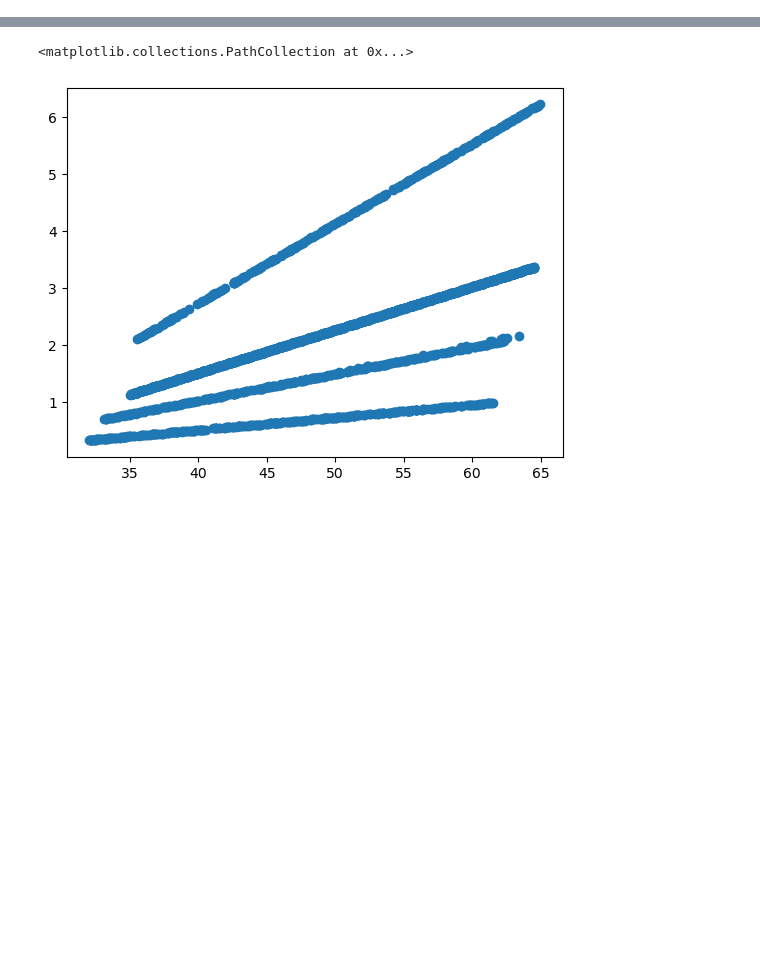
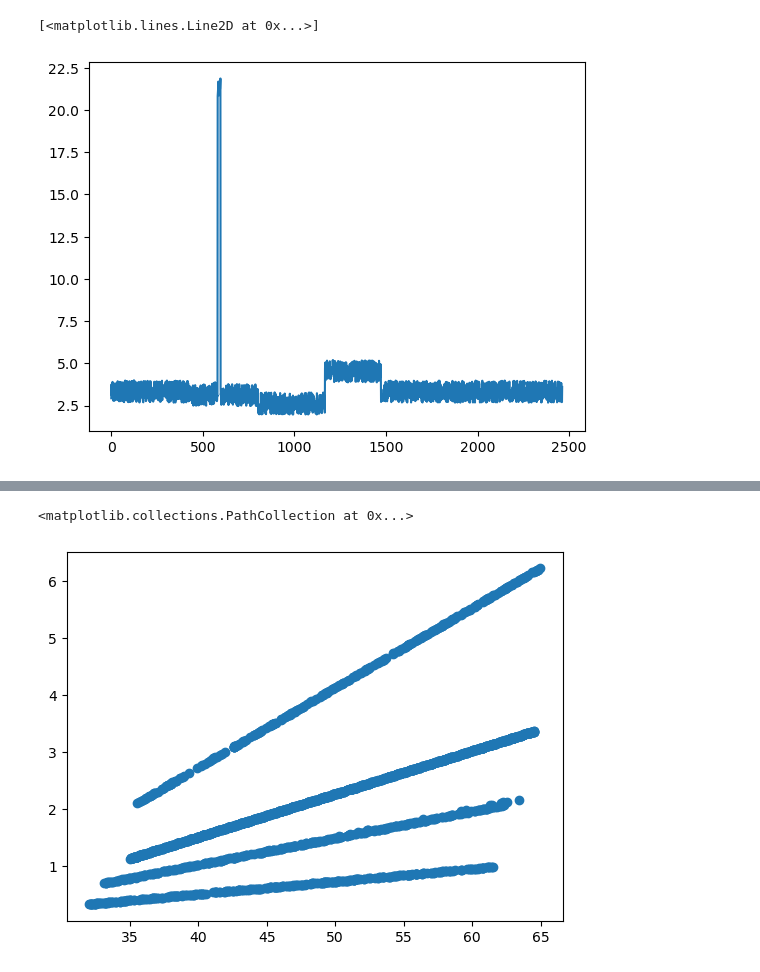
Before and after one commit to jjh0987/MyProject, a Jupyter notebook: pythonProject/AI_factory/2023_ai_spark/2023-04-14.ipynb, the cells around one changed output, grey strips where cells are left out. Saved outputs shown, nothing was run; the diff lists cells and outputs as text; code cells hidden in the pictures; blank space fills up the shorter version.

```diff
--- a/pythonProject/AI_factory/2023_ai_spark/2023-04-14.ipynb
+++ b/pythonProject/AI_factory/2023_ai_spark/2023-04-14.ipynb
@@ -52,0 +64,5 @@ train_type[0]
+# %%
+plt.plot(train['motor_vibe'])
+# %% [output]
+[<matplotlib.lines.Line2D at 0x...>]
+[figure, added]
```
Also changed, not shown: parts of 14 cells of this notebook, 2 other files.
